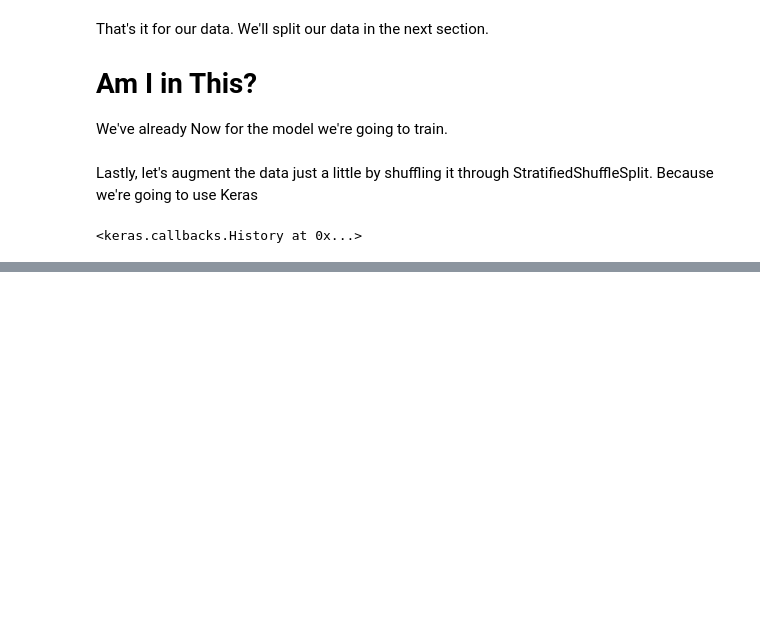
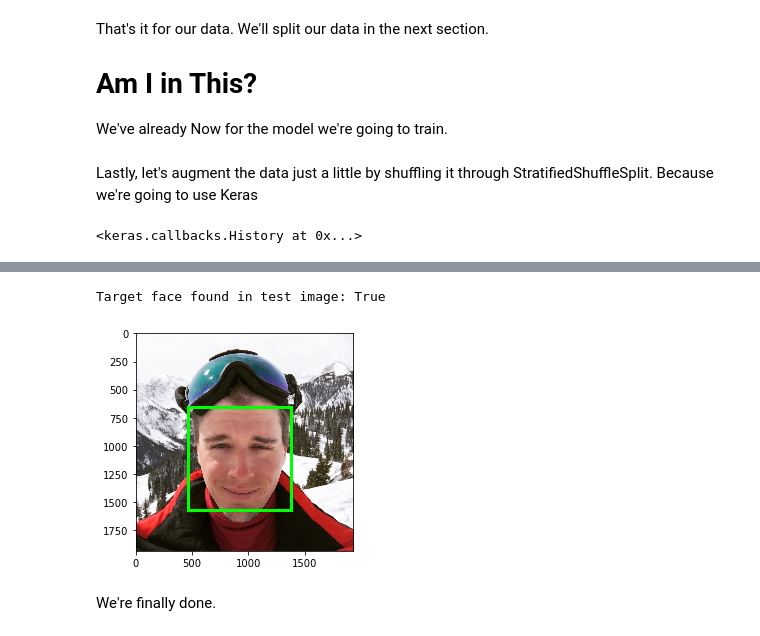
Before and after one commit to devdupont/Find-Me, a Jupyter notebook: FindMe.ipynb, the cells around one changed output, grey strips where cells are left out. Drawn from its saved outputs; the diff is of its cells as text; code cells hidden in the pictures; blank space fills up the shorter version.

```diff
--- a/FindMe.ipynb
+++ b/FindMe.ipynb
@@ -190,39 +213,40 @@ SHAPE = features[0].shape
 def make_model() -> Sequential:
     """Create a Sequential Keras model to boolean classify faces"""
     model = Sequential()
-    ###
+    # First Convolution
     model.add(Convolution2D(32, (5, 5), input_shape=SHAPE))
     model.add(Activation('relu'))
     model.add(Dropout(.2))
     model.add(MaxPooling2D(pool_size=(2, 2), strides=(2, 2)))
-    model.add(Convolution2D(32, (5, 5), input_shape=SHAPE))
+    # Second Convolution
+    model.add(Convolution2D(32, (5, 5)))
     model.add(Activation('relu'))
     model.add(Dropout(.2))
     model.add(MaxPooling2D(pool_size=(2, 2), strides=(2, 2)))
+    # Flatten for Fully Connected
     model.add(Flatten())
-    ###
+    # First Fully Connected
     model.add(Dense(128))
     model.add(Activation('relu'))
     model.add(Dropout(0.2))
+    # Second Fully Connected
     model.add(Dense(64))
     model.add(Activation('relu'))
     model.add(Dropout(0.2))
+    # Output
     model.add(Dense(1)) #2
     model.add(Activation('softmax'))
     model.compile(loss='binary_crossentropy', optimizer='adam', metrics=['accuracy'])
     #print(model.summary())
     return model
-
-#make_model()
 # %% [markdown]
 Lastly, let's augment the data just a little by shuffling it through StratifiedShuffleSplit. Because we're going to use Keras
 # %%
 from keras.wrappers.scikit_learn import KerasClassifier
-from sklearn.model_selection import StratifiedKFold, cross_val_score
+from sklearn.model_selection import cross_val_score
+from sklearn.utils import shuffle
 
 model = KerasClassifier(build_fn=make_model, epochs=5, batch_size=len(labels), verbose=0)
-model.fit(features, labels)
-# evaluate using 10-fold cross validation
-#kfold = StratifiedKFold(n_splits=3, shuffle=True, random_state=42)
+model.fit(*shuffle(features, labels, random_state=42))
 # %% [output]
 <keras.callbacks.History at 0x...>
@@ -238,0 +308,8 @@ test_img =
+# %%
+def target_in_img(img: np.ndarray) -> (bool, np.array([int])):
+    """Returns whether the target is in a given image and where"""
+    for bbox in find_faces(test_img):
+        face = preprocess(crop(img, *bbox))
+        if model.predict(np.array([face])) == 1:
+            return True, bbox
+    return False, None
@@ -238,0 +326,11 @@ test_img =
+# %%
+found, bbox = target_in_img(test_img)
+
+print('Target face found in test image:', found)
+if found:
+    plt.imshow(draw_boxes([bbox], test_img, line_width=20))
+# %% [output]
+Target face found in test image: True
+[figure, added]
+# %% [markdown]
+We're finally done.
```
Also changed, not shown: parts of 20 cells of this notebook, 2 other files.
